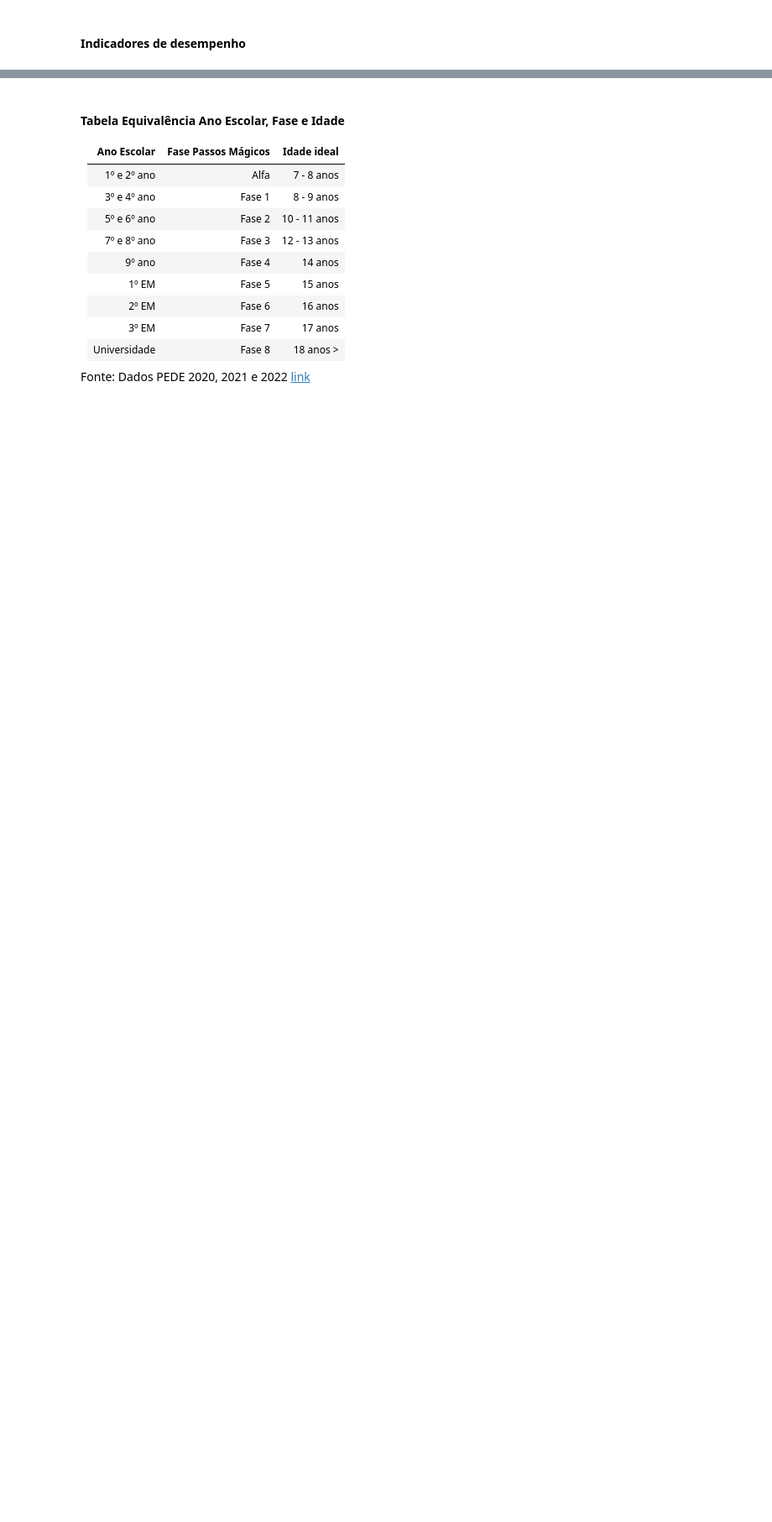
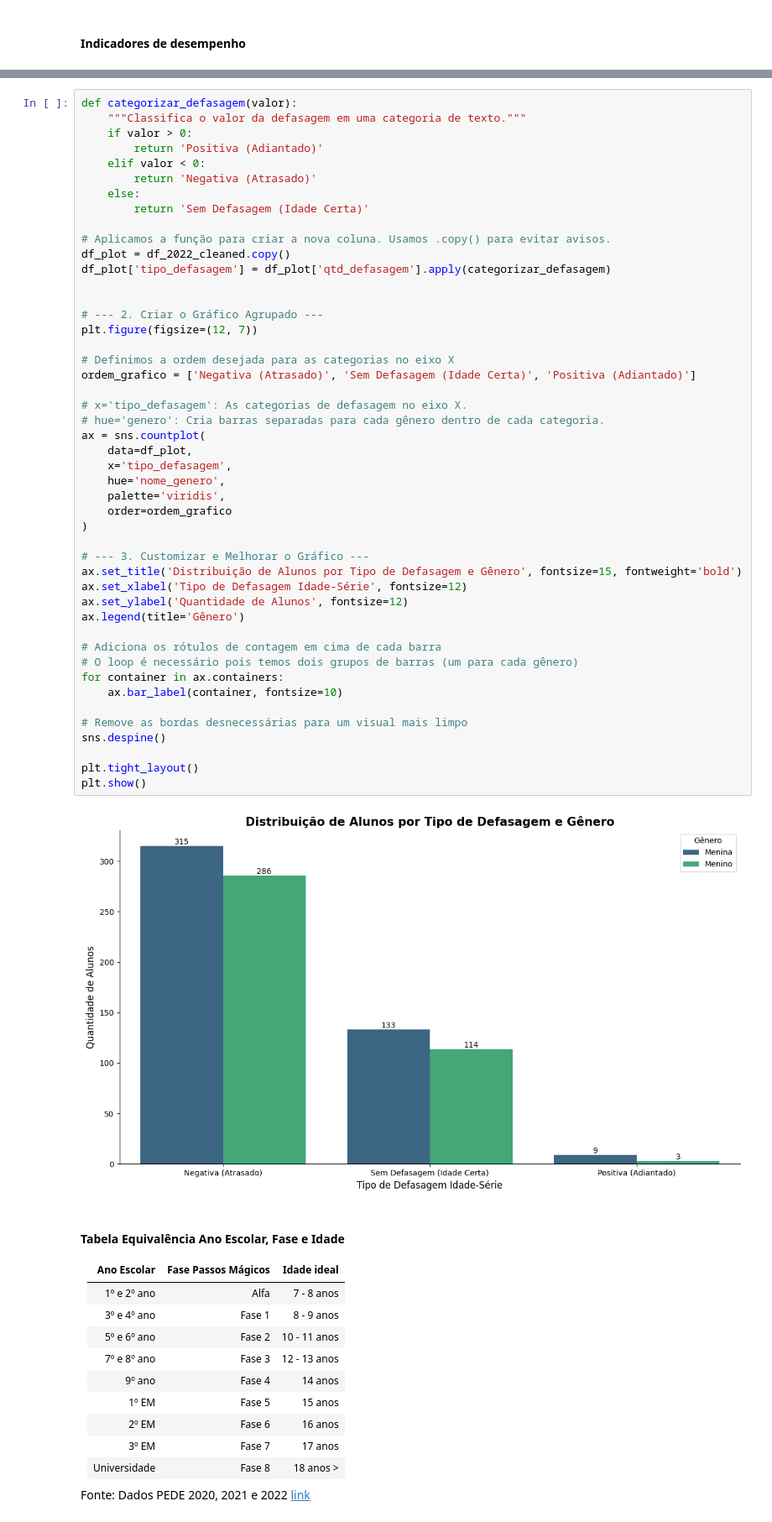
Before and after one commit to ordepzero/tech_challenger_5_mlops_e2e, a Jupyter notebook: jupyter_notebook/eda_passos_magicos.ipynb, the cells around one changed output, grey strips where cells are left out. Shown at 84% size. Saved outputs shown, nothing was run; the diff lists cells and outputs as text; blank space fills up the shorter version.

```diff
--- a/jupyter_notebook/eda_passos_magicos.ipynb
+++ b/jupyter_notebook/eda_passos_magicos.ipynb
@@ -504,3 +488,52 @@ Passing `palette` without assigning `hue` is deprecated and will be removed in v
+# %%
+def categorizar_defasagem(valor):
+    """Classifica o valor da defasagem em uma categoria de texto."""
+    if valor > 0:
+        return 'Positiva (Adiantado)'
+    elif valor < 0:
+        return 'Negativa (Atrasado)'
+    else:
+        return 'Sem Defasagem (Idade Certa)'
+
+# Aplicamos a função para criar a nova coluna. Usamos .copy() para evitar avisos.
+df_plot = df_2022_cleaned.copy()
+df_plot['tipo_defasagem'] = df_plot['qtd_defasagem'].apply(categorizar_defasagem)
+
+
+# --- 2. Criar o Gráfico Agrupado ---
+plt.figure(figsize=(12, 7))
+
+# Definimos a ordem desejada para as categorias no eixo X
+ordem_grafico = ['Negativa (Atrasado)', 'Sem Defasagem (Idade Certa)', 'Positiva (Adiantado)']
+
+# x='tipo_defasagem': As categorias de defasagem no eixo X.
+# hue='genero': Cria barras separadas para cada gênero dentro de cada categoria.
+ax = sns.countplot(
+    data=df_plot,
+    x='tipo_defasagem',
+    hue='nome_genero',
+    palette='viridis',
+    order=ordem_grafico
+)
+
+# --- 3. Customizar e Melhorar o Gráfico ---
+ax.set_title('Distribuição de Alunos por Tipo de Defasagem e Gênero', fontsize=15, fontweight='bold')
+ax.set_xlabel('Tipo de Defasagem Idade-Série', fontsize=12)
+ax.set_ylabel('Quantidade de Alunos', fontsize=12)
+ax.legend(title='Gênero')
+
+# Adiciona os rótulos de contagem em cima de cada barra
+# O loop é necessário pois temos dois grupos de barras (um para cada gênero)
+for container in ax.containers:
+    ax.bar_label(container, fontsize=10)
+
+# Remove as bordas desnecessárias para um visual mais limpo
+sns.despine()
+
+plt.tight_layout()
+plt.show()
+# %% [output]
+[figure, added]
 # %% [markdown]
 #### Tabela Equivalência Ano Escolar, Fase e Idade
 
```
Also changed, not shown: parts of 14 cells of this notebook, 1 other file.
